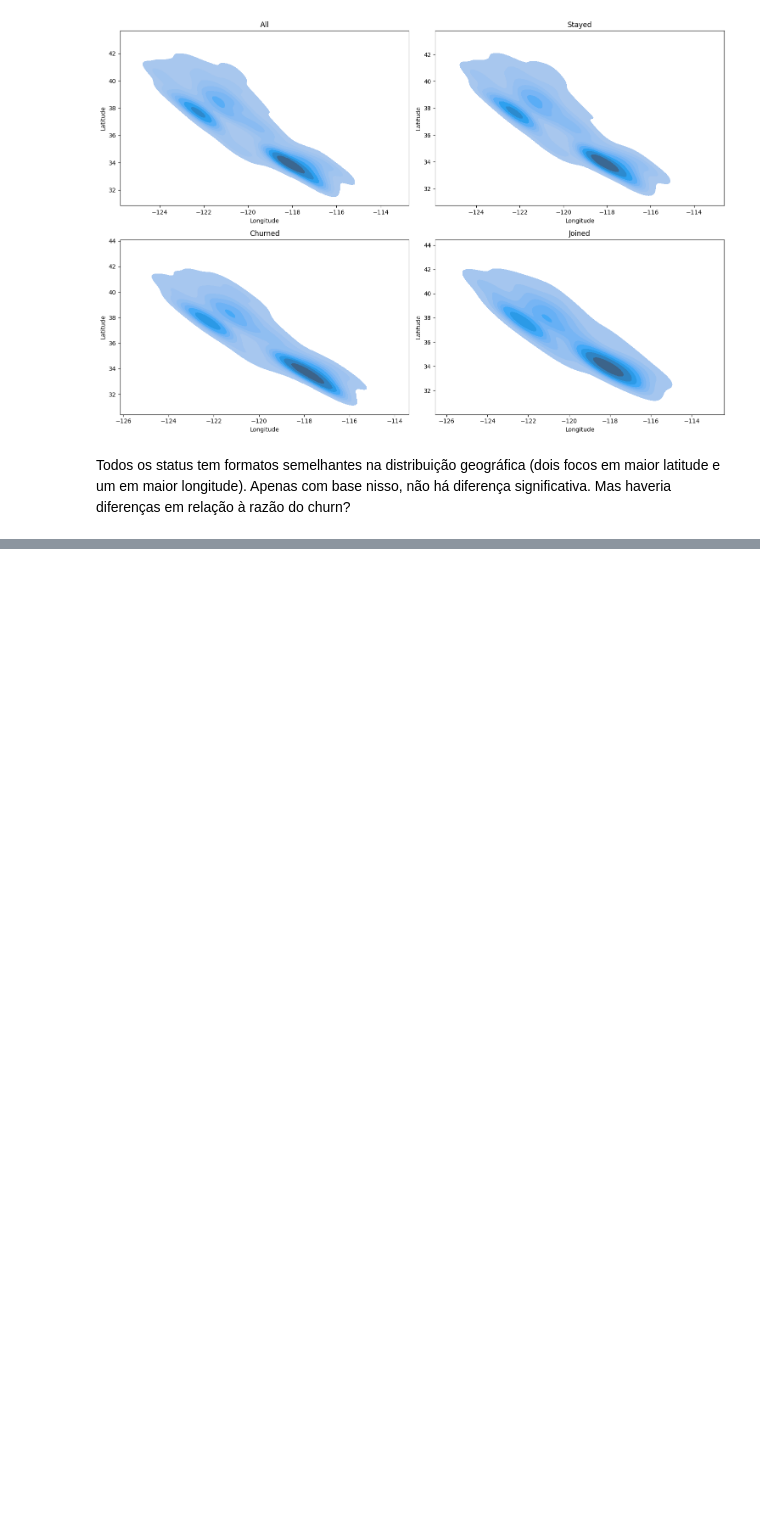
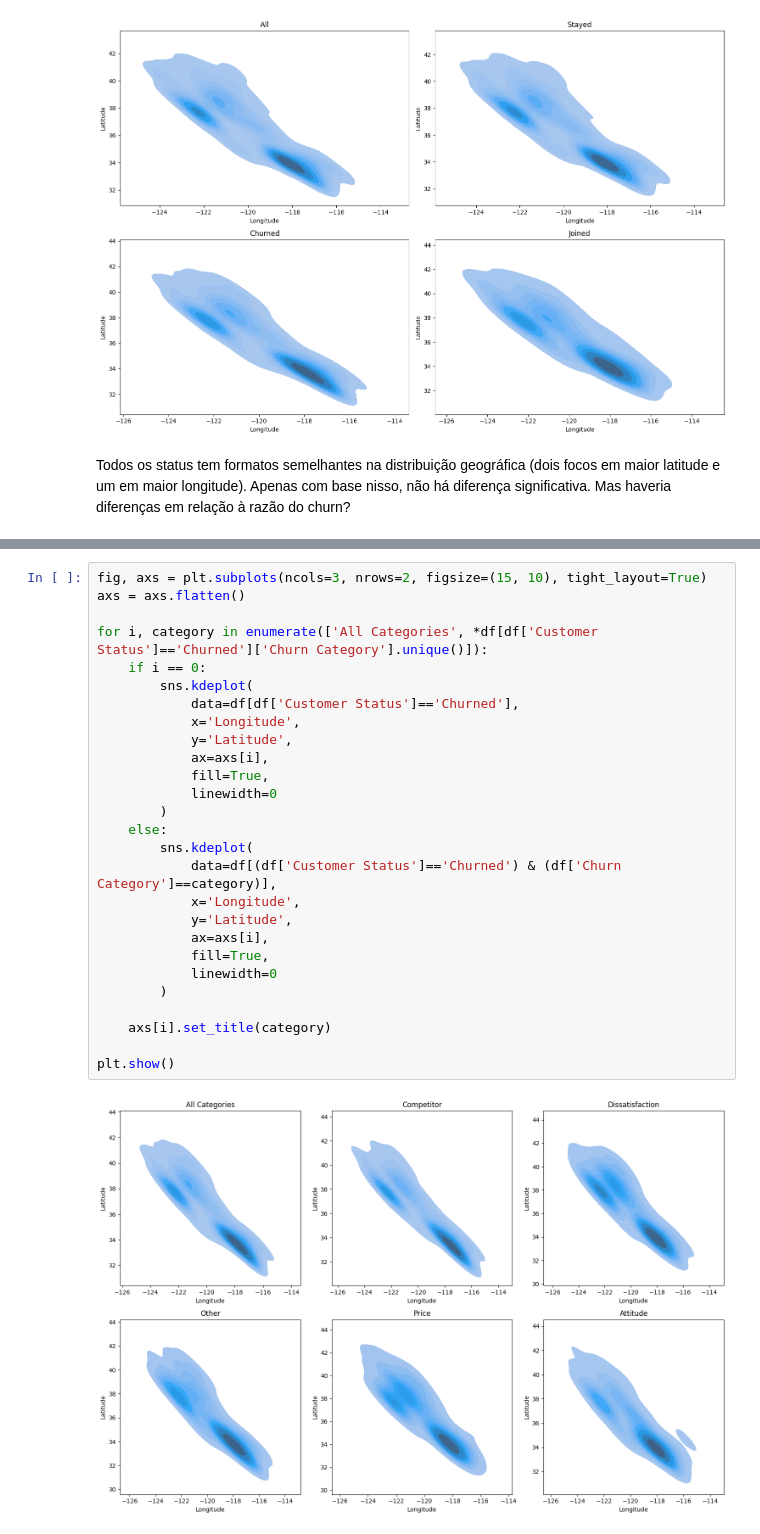
Before and after one commit to l-tiezerin/mentoria_dados, a Jupyter notebook: notebooks/02_city_analysis.ipynb, the cells around one changed output, grey strips where cells are left out. Saved outputs shown, nothing was run; the diff lists cells and outputs as text; blank space fills up the shorter version.

```diff
--- a/notebooks/02_city_analysis.ipynb
+++ b/notebooks/02_city_analysis.ipynb
@@ -84,0 +100,29 @@ Todos os status tem formatos semelhantes na distribuição geográfica (dois foc
+# %%
+fig, axs = plt.subplots(ncols=3, nrows=2, figsize=(15, 10), tight_layout=True)
+axs = axs.flatten()
+
+for i, category in enumerate(['All Categories', *df[df['Customer Status']=='Churned']['Churn Category'].unique()]):
+    if i == 0:
+        sns.kdeplot(
+            data=df[df['Customer Status']=='Churned'],
+            x='Longitude',
+            y='Latitude',
+            ax=axs[i],
+            fill=True,
+            linewidth=0
+        )
+    else:
+        sns.kdeplot(
+            data=df[(df['Customer Status']=='Churned') & (df['Churn Category']==category)],
+            x='Longitude',
+            y='Latitude',
+            ax=axs[i],
+            fill=True,
+            linewidth=0
+        )
+
+    axs[i].set_title(category)
+
+plt.show()
+# %% [output]
+[figure, added]
```
Also changed, not shown: parts of 3 cells of this notebook.
